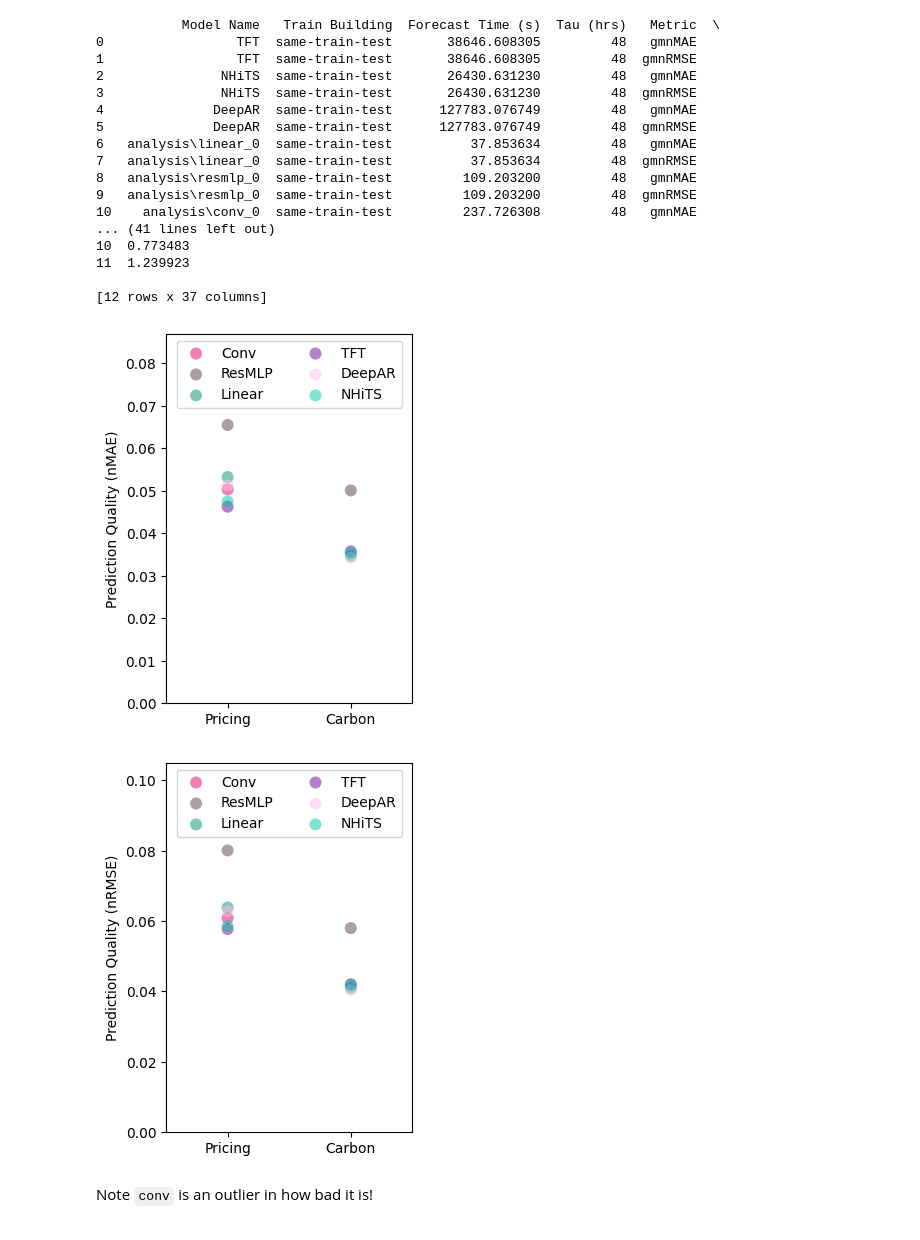
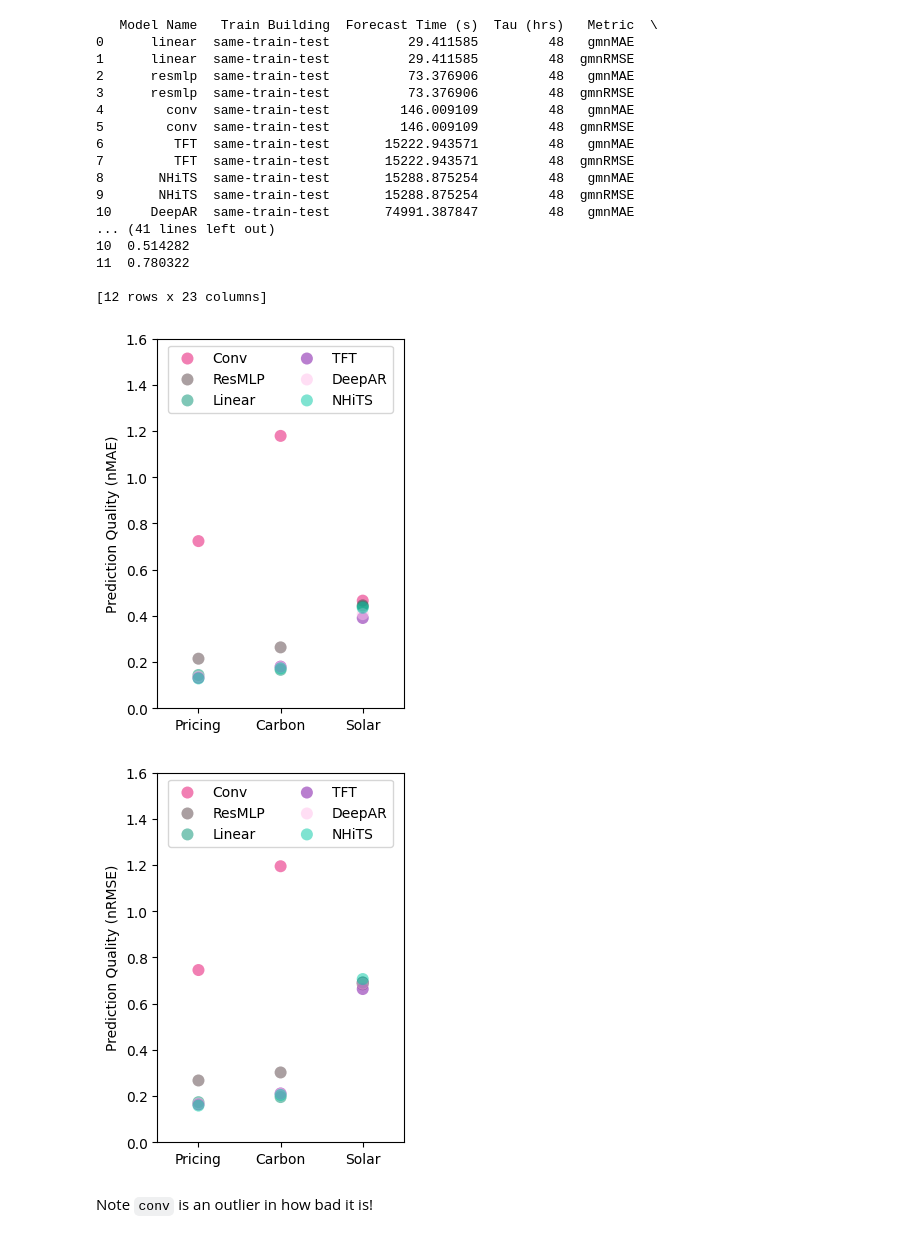
Before and after one commit to EECi/Annex_37, a Jupyter notebook: plots/plot_model_comparisons.ipynb, the cells around one changed output. Saved outputs shown, nothing was run; the diff lists cells and outputs as text; code cells hidden in the pictures.

Commit message:
Update plots

```diff
--- a/plots/plot_model_comparisons.ipynb
+++ b/plots/plot_model_comparisons.ipynb
@@ -7,48 +7,48 @@ from matplotlib import pyplot as plt
 # %%
 eeci_colors = ['#E50068','#574145','#009070','#7500a0','#ffbfeb','#00C8A4','#a800e5','#4d4e51','#BEA5A9','#ebf1f7']
 # %%
-results_file = os.path.join('..','results', 'prediction_tests_same-train-test.csv')
+results_file = os.path.join('..','results', 'prediction_tests_baseline.csv')
 comp_results = pd.read_csv(results_file)
 # %%
 print(comp_results)
 # %% [output]
-           Model Name   Train Building  Forecast Time (s)  Tau (hrs)   Metric  \
-0                 TFT  same-train-test       38646.608305         48   gmnMAE
-1                 TFT  same-train-test       38646.608305         48  gmnRMSE
-2               NHiTS  same-train-test       26430.631230         48   gmnMAE
-3               NHiTS  same-train-test       26430.631230         48  gmnRMSE
-4              DeepAR  same-train-test      127783.076749         48   gmnMAE
-5              DeepAR  same-train-test      127783.076749         48  gmnRMSE
-6   analysis\linear_0  same-train-test          37.853634         48   gmnMAE
-7   analysis\linear_0  same-train-test          37.853634         48  gmnRMSE
-8   analysis\resmlp_0  same-train-test         109.203200         48   gmnMAE
-9   analysis\resmlp_0  same-train-test         109.203200         48  gmnRMSE
-10    analysis\conv_0  same-train-test         237.726308         48   gmnMAE
+   Model Name   Train Building  Forecast Time (s)  Tau (hrs)   Metric  \
+0      linear  same-train-test          29.411585         48   gmnMAE
+1      linear  same-train-test          29.411585         48  gmnRMSE
+2      resmlp  same-train-test          73.376906         48   gmnMAE
+3      resmlp  same-train-test          73.376906         48  gmnRMSE
+4        conv  same-train-test         146.009109         48   gmnMAE
+5        conv  same-train-test         146.009109         48  gmnRMSE
+6         TFT  same-train-test       15222.943571         48   gmnMAE
+7         TFT  same-train-test       15222.943571         48  gmnRMSE
+8       NHiTS  same-train-test       15288.875254         48   gmnMAE
+9       NHiTS  same-train-test       15288.875254         48  gmnRMSE
+10     DeepAR  same-train-test       74991.387847         48   gmnMAE
 ... (41 lines left out)
-10  0.773483
-11  1.239923
+10  0.514282
+11  0.780322
 
-[12 rows x 37 columns]
+[12 rows x 23 columns]
 # %%
-models = ['analysis\conv_0', r'analysis\resmlp_0', 'analysis\linear_0', 'TFT', 'DeepAR', 'NHiTS']
+models = ['conv', 'resmlp', 'linear', 'TFT', 'DeepAR', 'NHiTS']
 model_names = ['Conv', 'ResMLP', 'Linear', 'TFT', 'DeepAR', 'NHiTS']
 UCam_ids = [0,3,9,11,12,15,16,25,26,32,38,44,45,48,49]
-columns = ['P','C',*['L%s'%id for id in UCam_ids]]
+columns = ['P','C','S',*['L%s'%id for id in UCam_ids]]
 # %%
-for metric, metric_name, ymax in zip(['gmnMAE','gmnRMSE'],['nMAE','nRMSE'],[0.087,0.105]):
+for metric, metric_name, ymax in zip(['gmnMAE','gmnRMSE'],['nMAE','nRMSE'],[1.6,1.6]):
     fig, ax = plt.subplots()
     ax.set_box_aspect(1.5)
     for i,model in enumerate(models):
-        ax.scatter(range(2),comp_results[(comp_results['Model Name']==model) & (comp_results['Metric']==metric)][columns[:2]],label=model_names[i],color=eeci_colors[i], alpha=0.5, edgecolors='none',s=75)
-    plt.xticks(range(2),['Pricing','Carbon'])
+        ax.scatter(range(3),comp_results[(comp_results['Model Name']==model) & (comp_results['Metric']==metric)][columns[:3]],label=model_names[i],color=eeci_colors[i], alpha=0.5, edgecolors='none',s=75)
+    plt.xticks(range(3),['Pricing','Carbon','Solar'])
     plt.ylim(0,ymax)
-    plt.xlim(-0.5,1.5)
+    plt.xlim(-0.5,2.5)
     plt.ylabel(f'Prediction Quality ({metric_name})')
     plt.legend(loc='upper center', bbox_to_anchor=(0.5, 1), ncol=2, fancybox=True)
     plt.show()
 # %% [output]
-[figure, old version]
+[figure, new version]
-[figure, old version]
+[figure, new version]
 # %% [markdown]
 Note `conv` is an outlier in how bad it is!
 # %%
```
Also changed, not shown: parts of 3 cells of this notebook, 3 other files.
